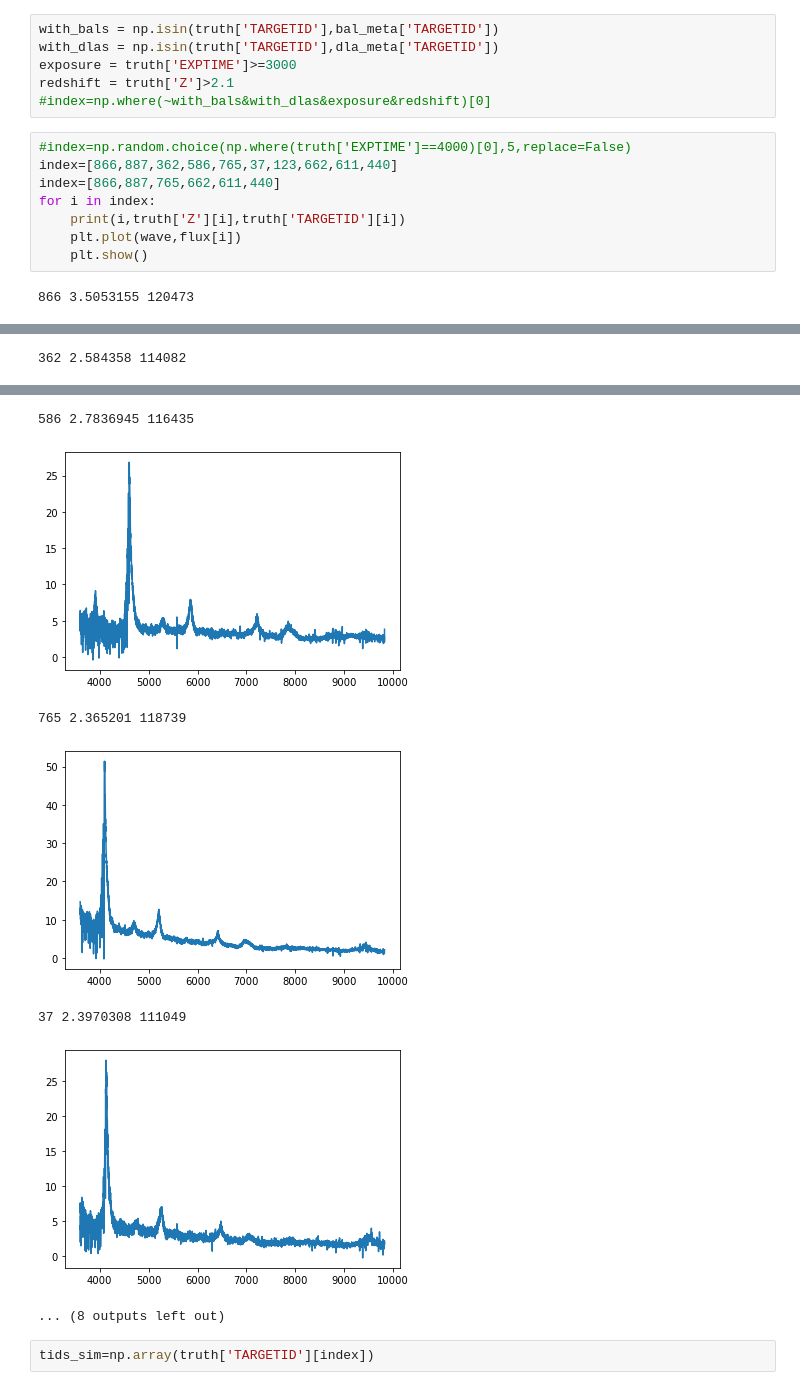
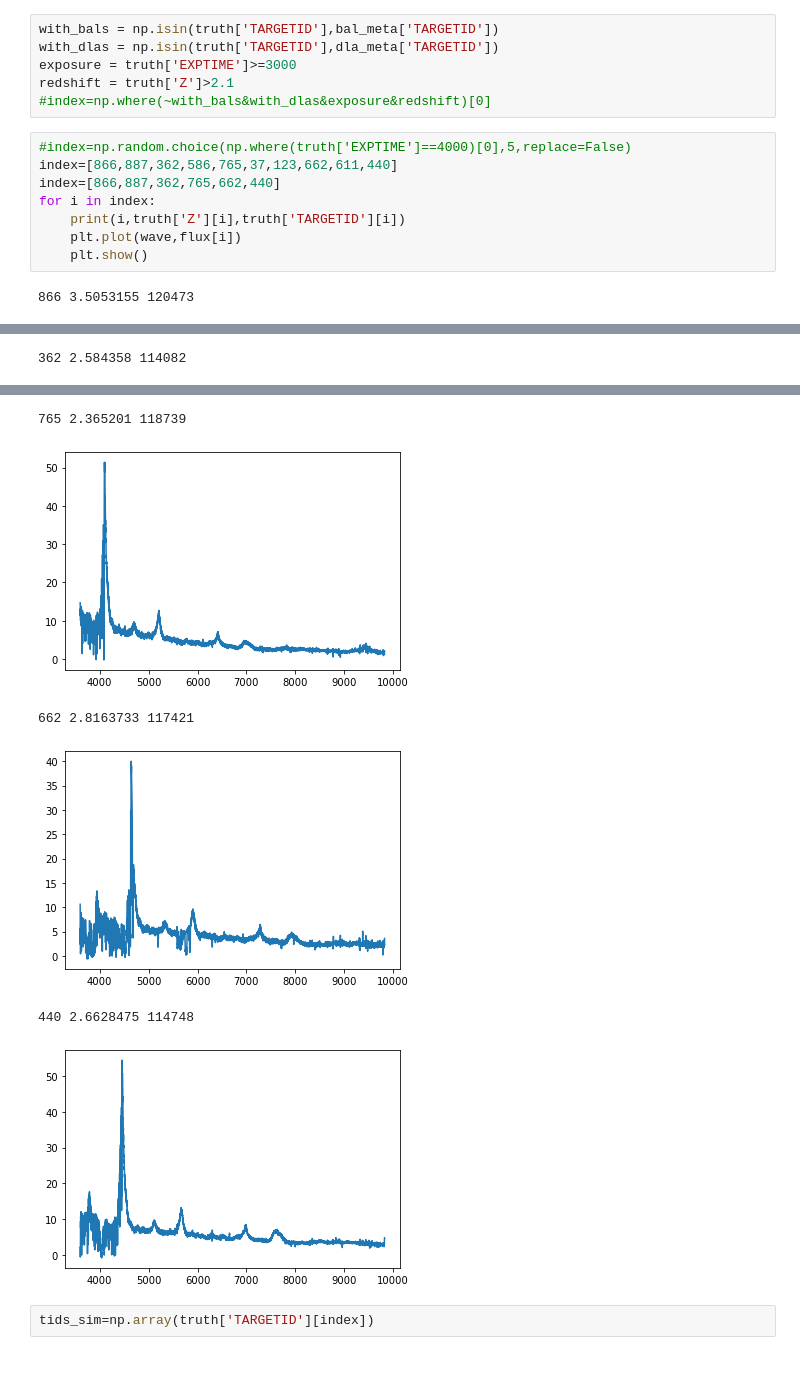
Before and after one commit to HiramHerrera/DESI-HighSchool, a Jupyter notebook: QSO_mesh.ipynb, the cells around one changed output, grey strips where cells are left out. Cells and saved outputs as stored; diff of their text form.

```diff
--- a/QSO_mesh.ipynb
+++ b/QSO_mesh.ipynb
@@ -63,25 +63,24 @@ redshift = truth['Z']>2.1
 # %%
 #index=np.random.choice(np.where(truth['EXPTIME']==4000)[0],5,replace=False)
 index=[866,887,362,586,765,37,123,662,611,440]
-index=[866,887,765,662,611,440]
+index=[866,887,362,765,662,440]
 for i in index:
     print(i,truth['Z'][i],truth['TARGETID'][i])
     plt.plot(wave,flux[i])
     plt.show()
 # %% [output]
 866 3.5053155 120473
 [figure]
 887 2.8472168 120908
 [figure]
 362 2.584358 114082
 [figure]
-586 2.7836945 116435
+765 2.365201 118739
-[figure, old version]
+[figure, new version]
-765 2.365201 118739
+662 2.8163733 117421
-[figure, old version]
+[figure, new version]
-37 2.3970308 111049
+440 2.6628475 114748
-[figure, old version]
+[figure, new version]
-... (8 outputs left out)
 # %%
 tids_sim=np.array(truth['TARGETID'][index])
 # %%
```
Also changed, not shown: parts of 2 cells of this notebook.
